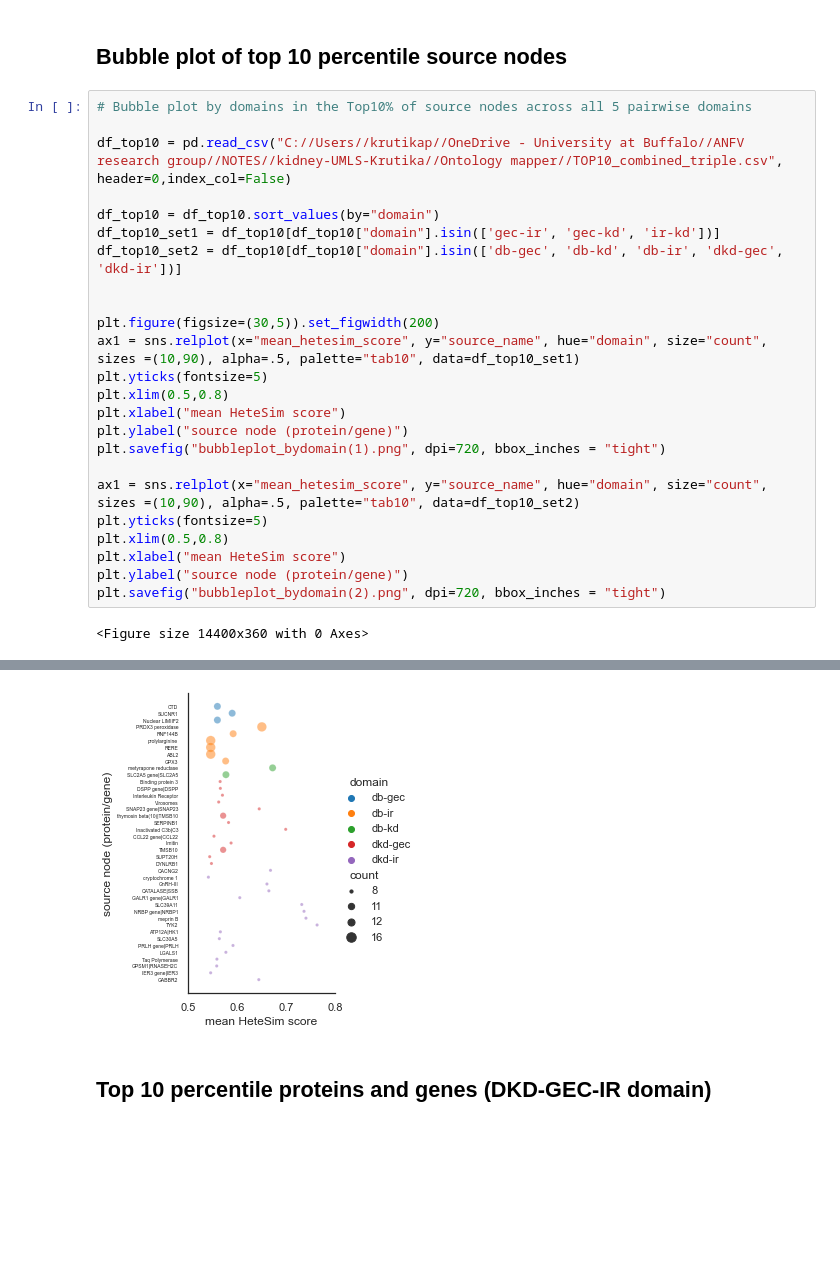
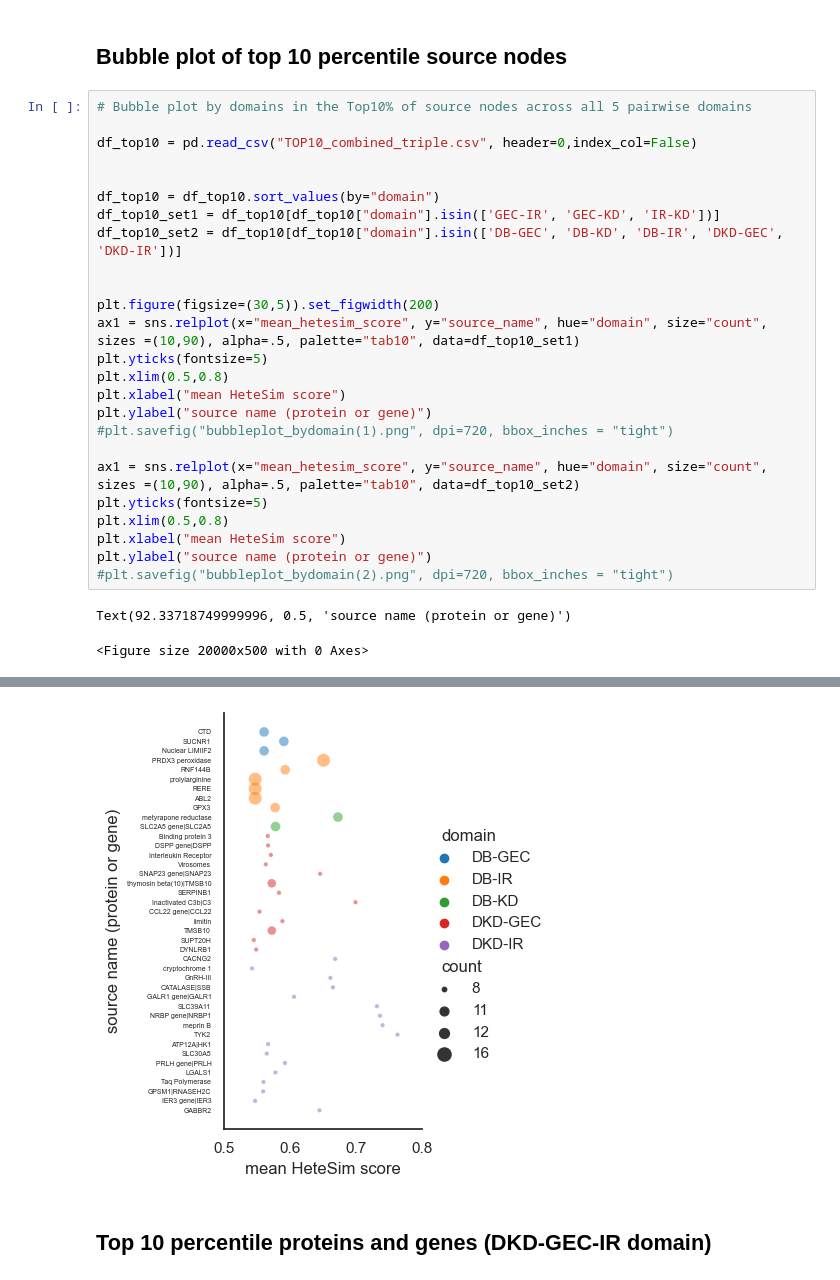
Before and after one commit to ashleefv/DKD_CaseStudy_SemNet2, a Jupyter notebook: DKD-SemNet-visualization.ipynb, the cells around one changed output, grey strips where cells are left out. Cells and saved outputs as stored; diff of their text form; blank space fills up the shorter version.

```diff
--- a/DKD-SemNet-visualization.ipynb
+++ b/DKD-SemNet-visualization.ipynb
@@ -14,11 +14,12 @@ from matplotlib.colors import LinearSegmentedColormap
 # %%
 # Bubble plot by domains in the Top10% of source nodes across all 5 pairwise domains
 
-df_top10 = pd.read_csv("C://Users//krutikap//OneDrive - University at Buffalo//ANFV research group//NOTES//kidney-UMLS-Krutika//Ontology mapper//TOP10_combined_triple.csv", header=0,index_col=False)
+df_top10 = pd.read_csv("TOP10_combined_triple.csv", header=0,index_col=False)
+
 
 df_top10 = df_top10.sort_values(by="domain")
-df_top10_set1 = df_top10[df_top10["domain"].isin(['gec-ir', 'gec-kd', 'ir-kd'])]
-df_top10_set2 = df_top10[df_top10["domain"].isin(['db-gec', 'db-kd', 'db-ir', 'dkd-gec', 'dkd-ir'])]
+df_top10_set1 = df_top10[df_top10["domain"].isin(['GEC-IR', 'GEC-KD', 'IR-KD'])]
+df_top10_set2 = df_top10[df_top10["domain"].isin(['DB-GEC', 'DB-KD', 'DB-IR', 'DKD-GEC', 'DKD-IR'])]
 
 
 plt.figure(figsize=(30,5)).set_figwidth(200)
@@ -26,14 +27,15 @@ ax1 = sns.relplot(x="mean_hetesim_score", y="source_name", hue="domain", size="c
 plt.yticks(fontsize=5)
 plt.xlim(0.5,0.8)
 plt.xlabel("mean HeteSim score")
-plt.ylabel("source node (protein/gene)")
-plt.savefig("bubbleplot_bydomain(1).png", dpi=720, bbox_inches = "tight")
+plt.ylabel("source name (protein or gene)")
+#plt.savefig("bubbleplot_bydomain(1).png", dpi=720, bbox_inches = "tight")
 
 ax1 = sns.relplot(x="mean_hetesim_score", y="source_name", hue="domain", size="count", sizes =(10,90), alpha=.5, palette="tab10", data=df_top10_set2)
 plt.yticks(fontsize=5)
 plt.xlim(0.5,0.8)
 plt.xlabel("mean HeteSim score")
-plt.ylabel("source node (protein/gene)")
-plt.savefig("bubbleplot_bydomain(2).png", dpi=720, bbox_inches = "tight")
+plt.ylabel("source name (protein or gene)")
+#plt.savefig("bubbleplot_bydomain(2).png", dpi=720, bbox_inches = "tight")
 # %% [output]
-<Figure size 14400x360 with 0 Axes>
+Text(92.33718749999996, 0.5, 'source name (protein or gene)')
+<Figure size 20000x500 with 0 Axes>
@@ -41,4 +43,4 @@ plt.savefig("bubbleplot_bydomain(2).png", dpi=720, bbox_inches = "tight")
-[figure, old version]
+[figure, new version]
 # %% [markdown]
 ## Top 10 percentile proteins and genes (DKD-GEC-IR domain)
 # %%
```
Also changed, not shown: parts of 5 cells of this notebook, 1 other file.
